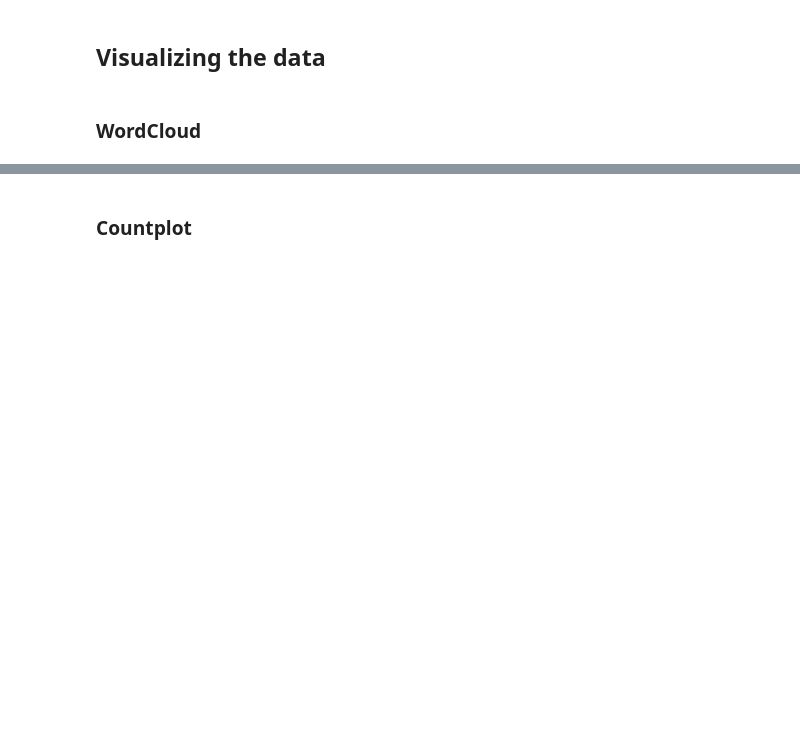
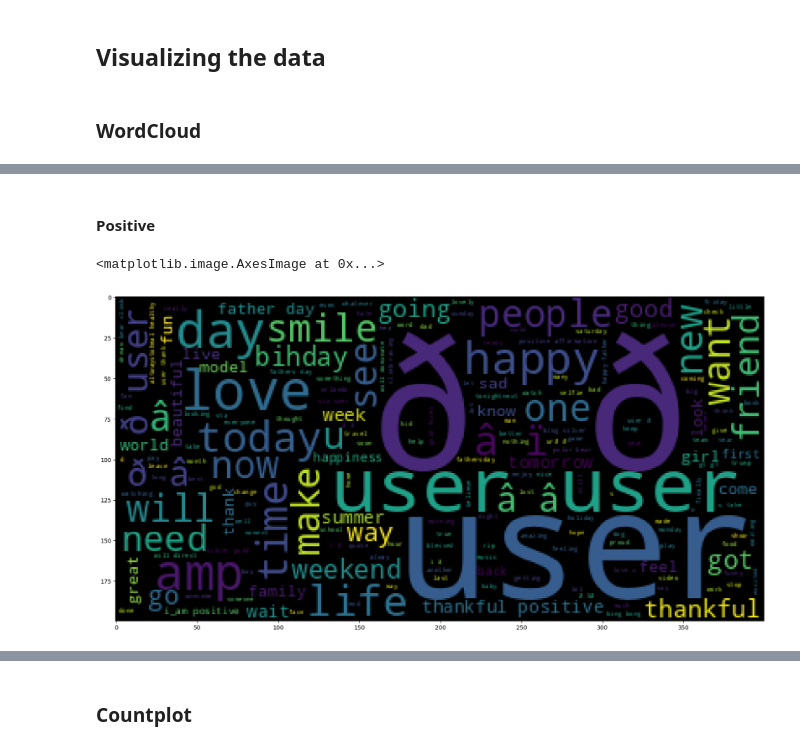
Before and after one commit to MoBanju/Sentiment-Analysis, a Jupyter notebook: TwitterSentimentAnalysis.ipynb, the cells around one changed output, grey strips where cells are left out. Cells and saved outputs as stored; diff of their text form; code cells hidden in the pictures; blank space fills up the shorter version.

```diff
--- a/TwitterSentimentAnalysis.ipynb
+++ b/TwitterSentimentAnalysis.ipynb
@@ -148,9 +166,8 @@ tweets_df.tail(20)
 # %% [markdown]
 ## Visualizing the data
 # %%
-positive = tweets_df[tweets_df['score'] == 0]
-neutral = tweets_df[tweets_df['score'] == 2]
-negative = tweets_df[tweets_df['score'] == 4]
+positive = tweets_df[tweets_df['label'] == 0]
+negative = tweets_df[tweets_df['label'] == 1]
 # %% [markdown]
 ### WordCloud
 # %%
@@ -163,0 +184,11 @@ plt.imshow((WordCloud().generate(sentences_as_one_string)))
+# %% [markdown]
+#### Positive
+# %%
+sentences_positive = positive["tweet"].tolist()
+sentences_positive_as_one_string = " ".join(sentences_positive)
+
+plt.figure(figsize=(20,30))
+plt.imshow((WordCloud().generate(sentences_positive_as_one_string)))
+# %% [output]
+<matplotlib.image.AxesImage at 0x...>
+[figure, added]
```
Also changed, not shown: parts of 25 cells of this notebook, 1 other file.
